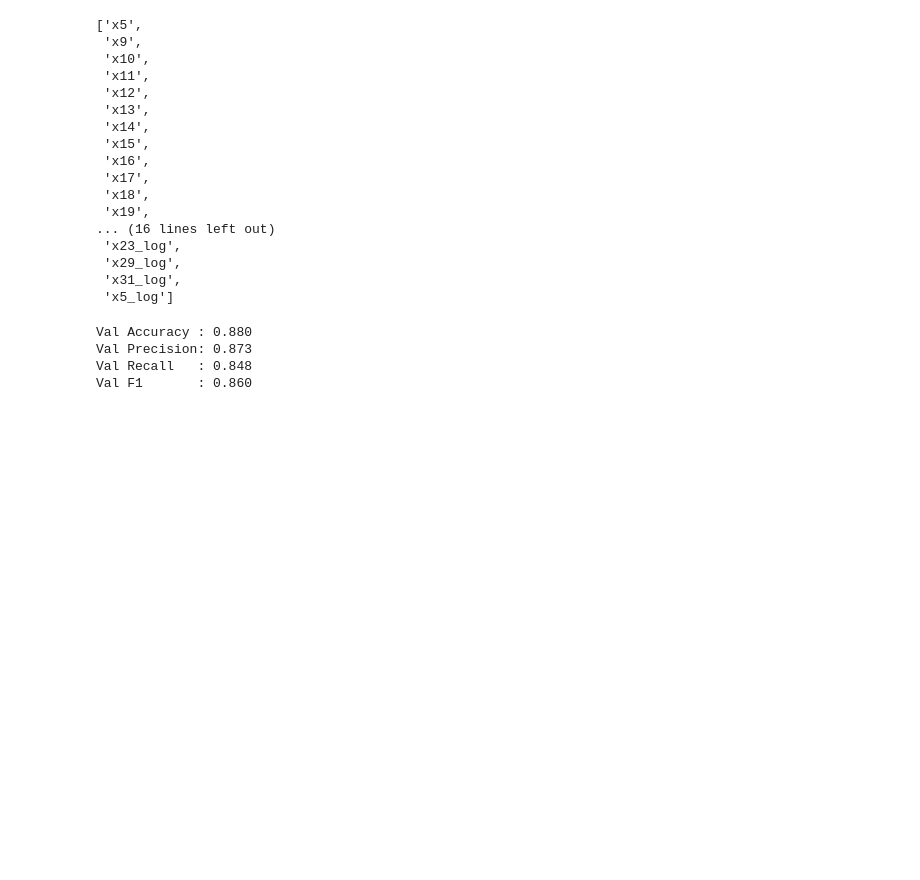
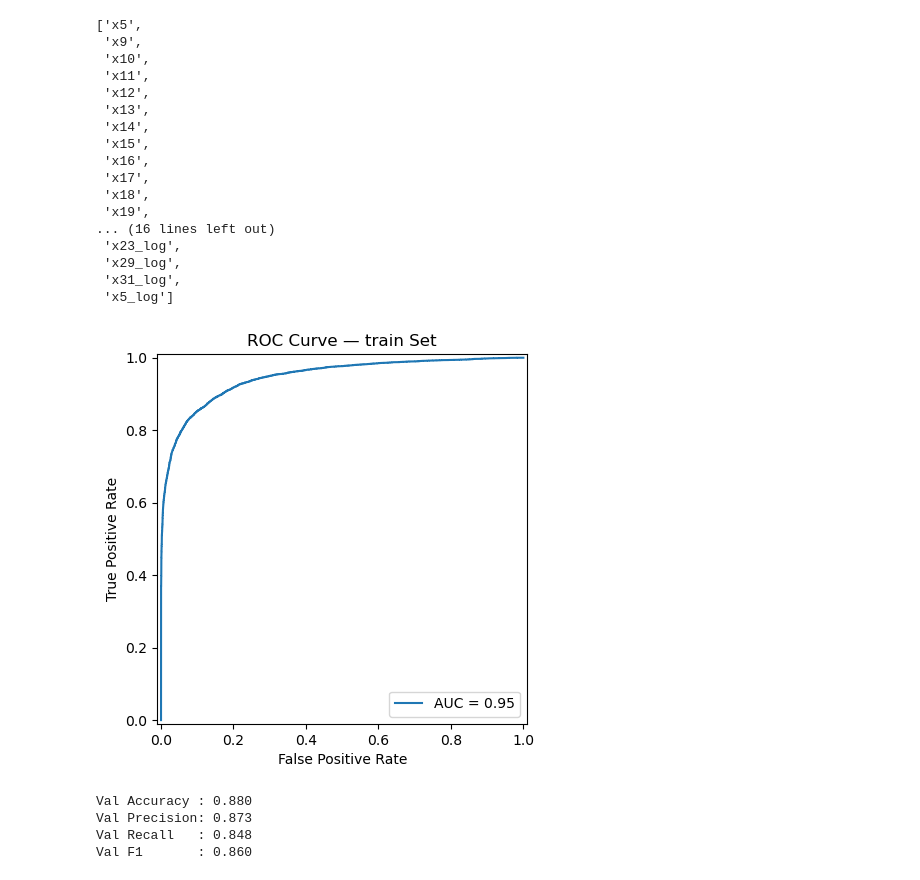
Before and after one commit to Python-Programming-DS/project-3-lili1501, a Jupyter notebook: Part_A_ML_model.ipynb, the cells around one changed output. Cells and saved outputs as stored; diff of their text form; code cells hidden in the pictures; blank space fills up the shorter version.

```diff
--- a/Part_A_ML_model.ipynb
+++ b/Part_A_ML_model.ipynb
@@ -449,6 +449,31 @@ lr_cv = RandomizedSearchCV(
 lr_cv.fit(X_train_s_f, y_train_f)
 
 best_lr = lr_cv.best_estimator_
+# %%
+y_train_pred = best_lr.predict(X_train_s_f)
+
+# print("train Accuracy : %.3f" % metrics.accuracy_score(y_train_f, y_train_pred))
+# print("train Precision: %.3f" % metrics.precision_score(y_train_f, y_train_pred))
+# print("train Recall   : %.3f" % metrics.recall_score(y_train_f, y_train_pred))
+# print("train F1       : %.3f" % metrics.f1_score(y_train_f, y_train_pred))
+
+# cm = metrics.confusion_matrix(y_train_f, best_lr.predict(X_train_s_f))
+# sns.heatmap(cm.T, square=True, annot=True, fmt='d', cbar=False)
+# plt.xlabel('true label')
+# plt.ylabel('predicted label')
+
+# Val ROC Curve
+train_pred_proba = best_lr.predict_proba(X_train_s_f)[:,1]
+fpr_test, tpr_test, _ = roc_curve(y_val_f, val_pred_proba)
+roc_auc_test = auc(fpr_test, tpr_test)
+
+display = RocCurveDisplay(fpr=fpr_test, tpr=tpr_test, roc_auc=roc_auc_test)
+display.plot()
+
+plt.title("ROC Curve — train Set")
+plt.show()
+# %% [output]
+[figure, added]
 # %%
 y_val_pred = best_lr.predict(X_val_s_f)
 
```
Also changed, not shown: 1 other file.
